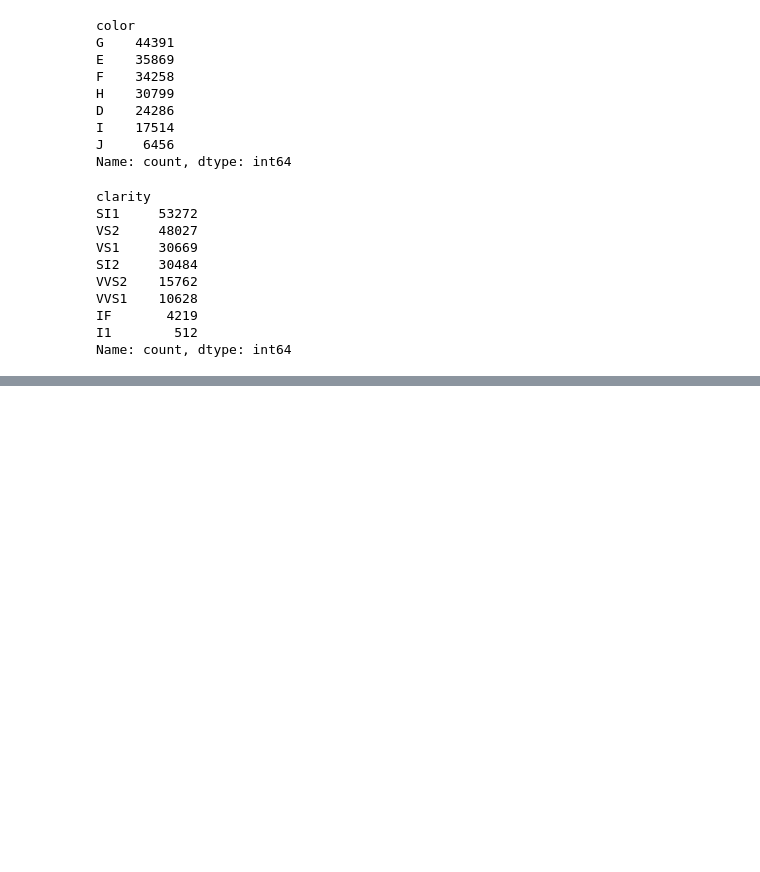
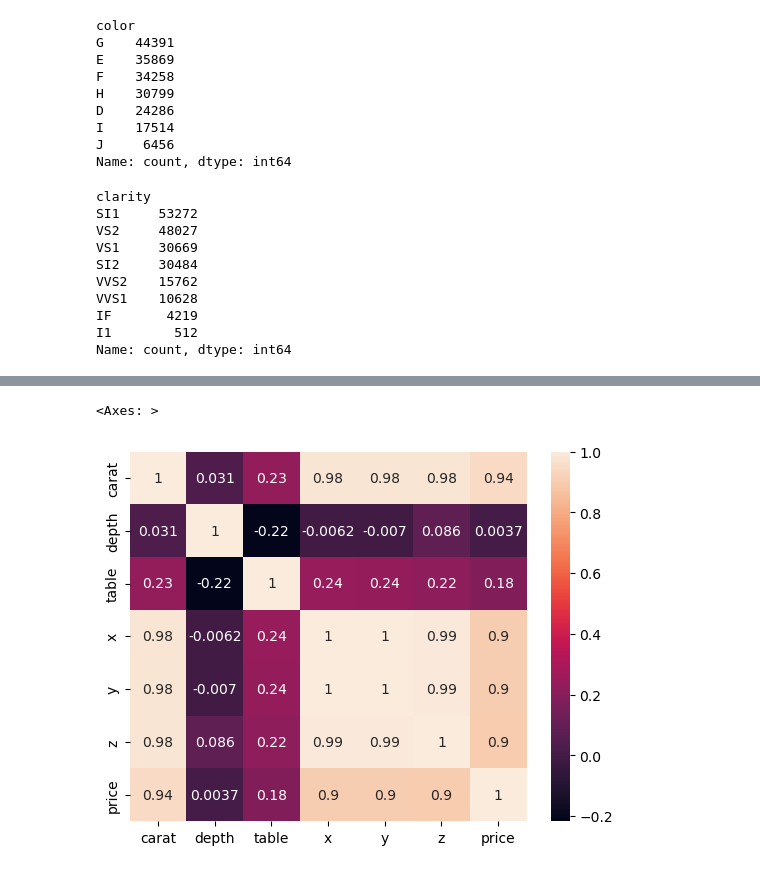
Before and after one commit to prerna1808/FSDSRegression, a Jupyter notebook: notebooks/EDA.ipynb, the cells around one changed output, grey strips where cells are left out. Saved outputs shown, nothing was run; the diff lists cells and outputs as text; code cells hidden in the pictures; blank space fills up the shorter version.

```diff
--- a/notebooks/EDA.ipynb
+++ b/notebooks/EDA.ipynb
@@ -150,0 +194,6 @@ Name: count, dtype: int64
+# %%
+##correlation
+sns.heatmap(df[numerical_columns].corr(),annot=True)
+# %% [output]
+<Axes: >
+[figure, added]
```
Also changed, not shown: parts of 15 cells of this notebook.
